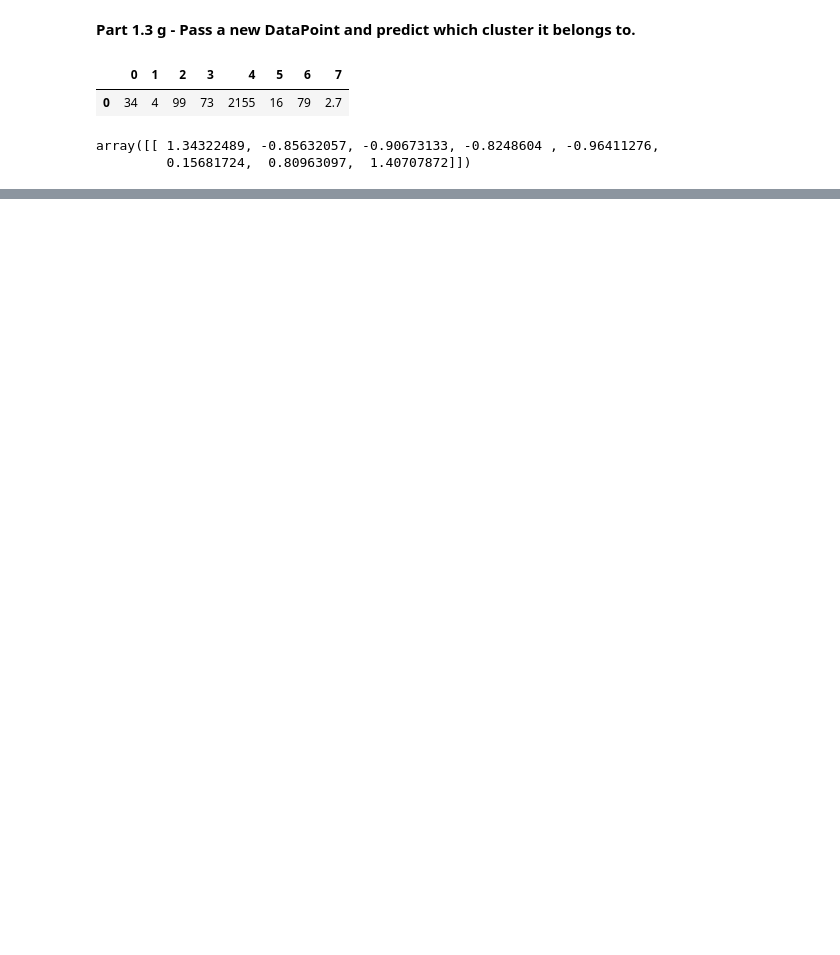
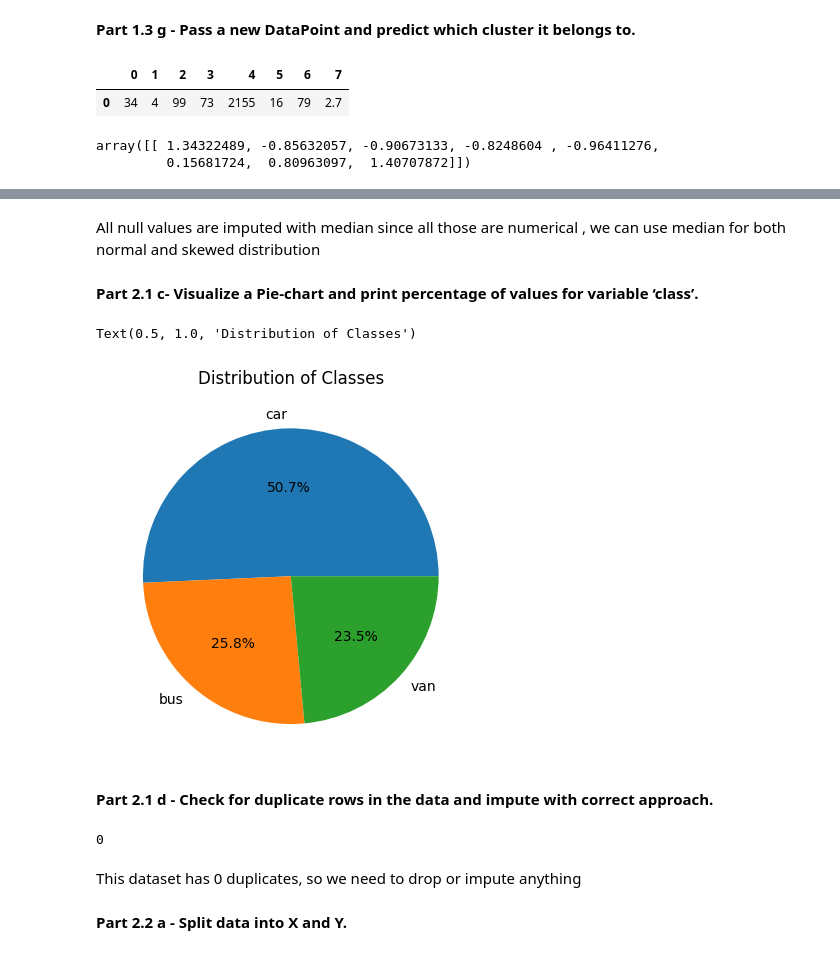
Before and after one commit to RethinaDuraiJohn/GreatLearning, a Jupyter notebook: Unsupervised/Project/UnsupervisedProject.ipynb, the cells around one changed output, grey strips where cells are left out. Drawn from its saved outputs; the diff is of its cells as text; code cells hidden in the pictures; blank space fills up the shorter version.

```diff
--- a/Unsupervised/Project/UnsupervisedProject.ipynb
+++ b/Unsupervised/Project/UnsupervisedProject.ipynb
@@ -556,0 +560,2 @@ Predicted Cluster is :  1
+# %%
+data2 = pd.read_csv("/workspaces/GreatLearning/Unsupervised/Project/vehicle.csv")
@@ -556,0 +619,4 @@ Predicted Cluster is :  1
+# %%
+for column in data2.select_dtypes(include='number'):
+    median_value = data2[column].median()
+    data2[column].fillna(median_value, inplace=True)
@@ -556,0 +648,23 @@ Predicted Cluster is :  1
+# %% [markdown]
+All null values are imputed with median since all those are numerical , we can use median for both normal and skewed distribution
+# %% [markdown]
+**Part 2.1 c- Visualize a Pie-chart and print percentage
+of values for variable ‘class’.**
+# %%
+class_counts = data2['class'].value_counts()
+plt.pie(class_counts, labels=class_counts.index, autopct='%1.1f%%')
+plt.title('Distribution of Classes')
+# %% [output]
+Text(0.5, 1.0, 'Distribution of Classes')
+[figure, added]
+# %% [markdown]
+**Part 2.1 d - Check for duplicate rows in the data and
+impute with correct approach.**
+# %%
+data2.duplicated().sum()
+# %% [output]
+0
+# %% [markdown]
+This dataset has 0 duplicates, so we need to drop or impute anything
+# %% [markdown]
+**Part 2.2 a - Split data into X and Y.**
```
Also changed, not shown: parts of 43 cells of this notebook.
